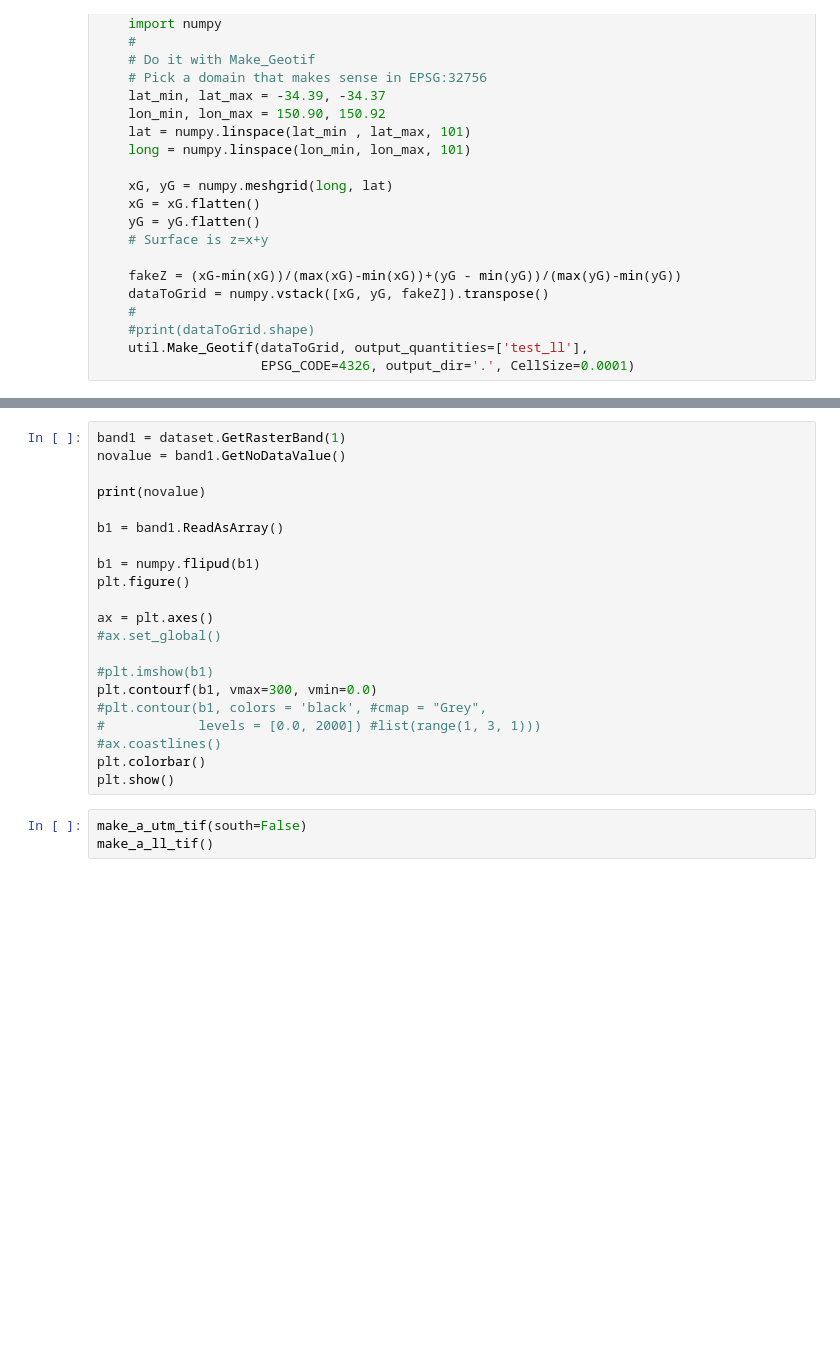
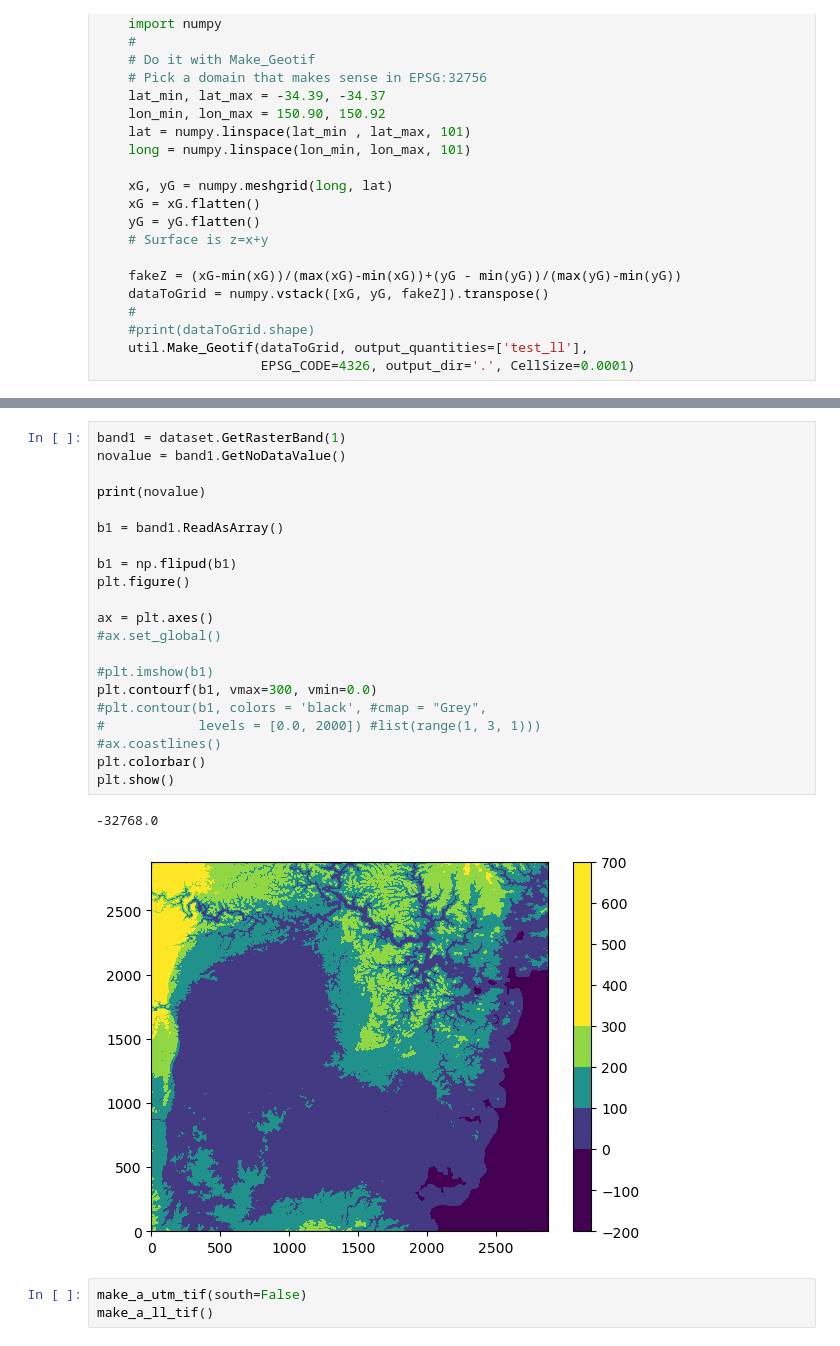
Before and after one commit to stoiver/anuga_jupyter_notebooks, a Jupyter notebook: nb_online_elevation.ipynb, the cells around one changed output, grey strips where cells are left out. Cells and saved outputs as stored; diff of their text form; blank space fills up the shorter version.

```diff
--- a/nb_online_elevation.ipynb
+++ b/nb_online_elevation.ipynb
@@ -105,24 +131,27 @@ print(dataset.GetGeoTransform())
 # %%
 band1 = dataset.GetRasterBand(1)
 novalue = band1.GetNoDataValue()
 
 print(novalue)
 
 b1 = band1.ReadAsArray()
 
-b1 = numpy.flipud(b1)
+b1 = np.flipud(b1)
 plt.figure()
 
 ax = plt.axes()
 #ax.set_global()
 
 #plt.imshow(b1)
 plt.contourf(b1, vmax=300, vmin=0.0)
 #plt.contour(b1, colors = 'black', #cmap = "Grey",
 #            levels = [0.0, 2000]) #list(range(1, 3, 1)))
 #ax.coastlines()
 plt.colorbar()
 plt.show()
+# %% [output]
+-32768.0
+[figure, added]
 # %%
 make_a_utm_tif(south=False)
 make_a_ll_tif()
```
Also changed, not shown: parts of 3 cells of this notebook, 5 other files.
